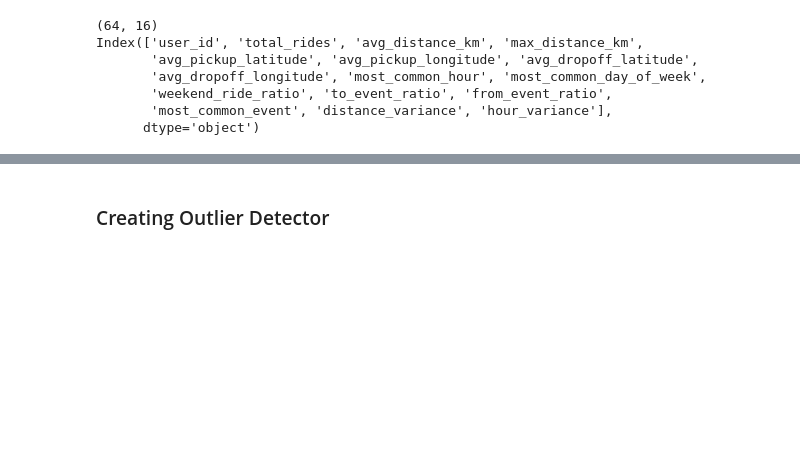
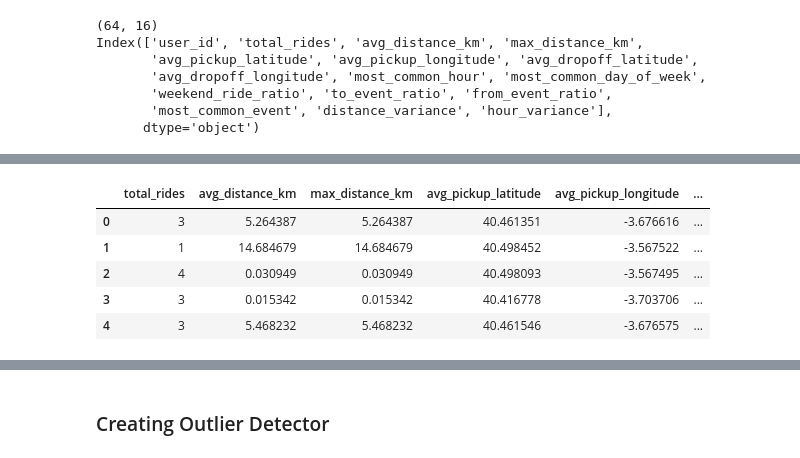
Before and after one commit to fabianVagnoni/Stream_Analytics_Projects, a Jupyter notebook: advance_anaylitics.ipynb, the cells around one changed output, grey strips where cells are left out. Saved outputs shown, nothing was run; the diff lists cells and outputs as text; code cells hidden in the pictures; blank space fills up the shorter version.

```diff
--- a/advance_anaylitics.ipynb
+++ b/advance_anaylitics.ipynb
@@ -296,0 +293,18 @@ user_features.head()
+# %%
+# Get unique traffic levels
+unique_events = user_features["most_common_event"].unique()
+
+# Create a mapping dictionary with an index for each unique traffic level
+events = {}
+for i, level in enumerate(unique_events):
+    events[level] = i
+print(events)
+
+# Apply the mapping function
+user_features["most_common_event"] = user_features["most_common_event"].apply(map_level, args=(events,))
+
+# Alternatively, you can use the map function with a default value
+# rides_outlier_subset["traffic_level"] = rides_outlier_subset["traffic_level"].map(
+#     traffic_levels).fillna(len(traffic_levels)).astype(int)
+
+user_features.head()
@@ -296,0 +319,5 @@ user_features.head()
+# %%
+user_static = pd.read_json("data/users_static.json")
+user_static = user_static[["user_id","age","gender","signup_date"]]
+user_static["signup_date"] = pd.to_datetime(user_static["signup_date"]).dt.year
+user_static.head()
@@ -296,0 +331,14 @@ user_features.head()
+# %%
+# Get unique traffic levels
+unique_genders = user_static["gender"].unique()
+
+# Create a mapping dictionary with an index for each unique traffic level
+genders = {}
+for i, level in enumerate(unique_genders):
+    genders[level] = i
+print(genders)
+
+# Apply the mapping function
+user_static["gender"] = user_static["gender"].apply(map_level, args=(genders,))
+
+user_static.head()
@@ -296,0 +353,12 @@ user_features.head()
+# %%
+complete_user_features = pd.merge(user_features, user_static, on="user_id")
+complete_user_features.drop(columns=["user_id"], inplace=True)
+complete_user_features = complete_user_features.fillna(-1)
+complete_user_features.head()
+# %% [output]
+|  | total_rides | avg_distance_km | max_distance_km | avg_pickup_latitude | avg_pickup_longitude | ... |
+| 0 | 3 | 5.264387 | 5.264387 | 40.461351 | -3.676616 | ... |
+| 1 | 1 | 14.684679 | 14.684679 | 40.498452 | -3.567522 | ... |
+| 2 | 4 | 0.030949 | 0.030949 | 40.498093 | -3.567495 | ... |
+| 3 | 3 | 0.015342 | 0.015342 | 40.416778 | -3.703706 | ... |
+| 4 | 3 | 5.468232 | 5.468232 | 40.461546 | -3.676575 | ... |
```
Also changed, not shown: parts of 23 cells of this notebook, 6 other files.
